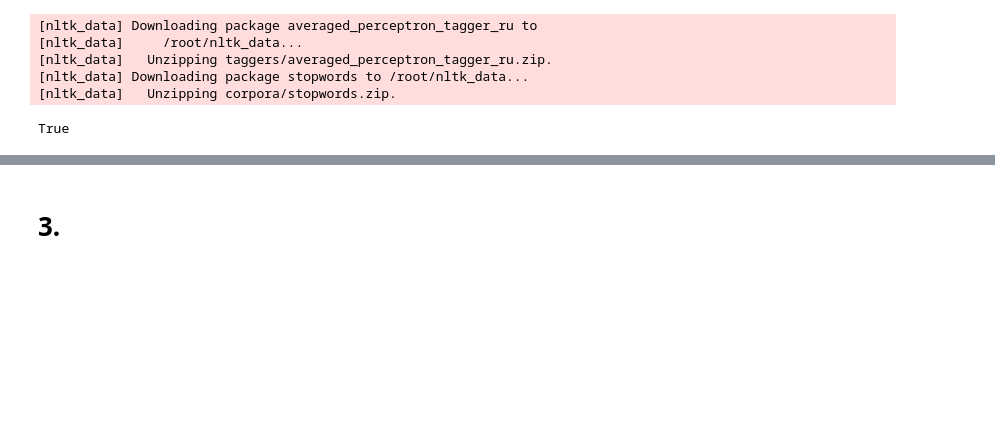
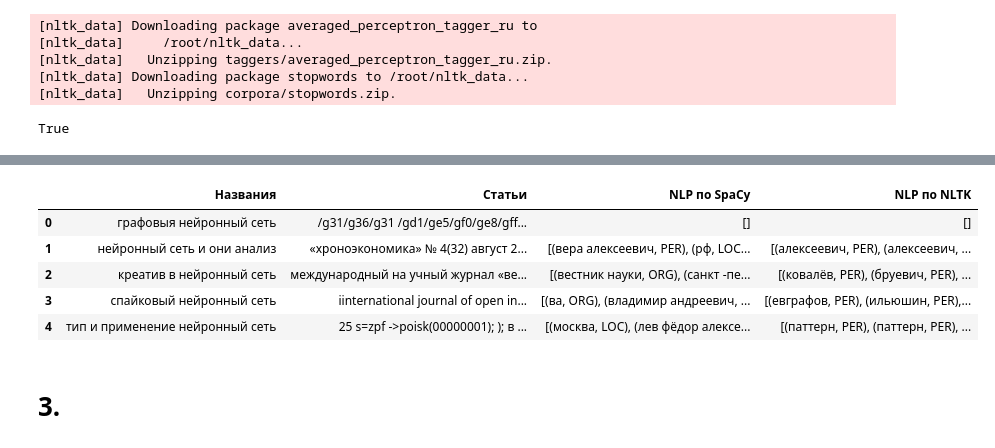
Before and after one commit to glebik000/CL_2023, a Jupyter notebook: CL1.ipynb, the cells around one changed output, grey strips where cells are left out. Cells and saved outputs as stored; diff of their text form; code cells hidden in the pictures; blank space fills up the shorter version.

```diff
--- a/CL1.ipynb
+++ b/CL1.ipynb
@@ -581,11 +581,11 @@ def findPropNames(text):
 
   return pnList
 
-results = []
+resultsNLP = []
 for text in artL:
-  results.append(findPropNames(text))
+  resultsNLP.append(findPropNames(text))
 
-for v in results:
+for v in resultsNLP:
   print(v)
 # %% [output]
 []
@@ -608,3 +608,6 @@ for v in results:
 [('©', 'ORG'), ('ас козадаев', 'PER'), ('постсинаптический мембрана', 'LOC'), ('мембрана', 'LOC'), ('cm', 'ORG'), ('мембрана', 'LOC')]
 [('абылайхан сеилбекович / kunesbekov abilai - магистрант', 'PER'), ('санкт -петербургский национальный исследовательский университет информационный технологий механика', 'ORG'), ('matlab  keywords',  ...
 [('волжский университет', 'ORG'), ('вн татищево № 1', 'ORG'), ('ен  краснов', 'ORG'), ('сс', 'ORG'), ('gorbachevskay en krasnov ss the history of the development of neural networks', 'ORG'), ('key wor ...
+# %%
+df['NLP по SpaCy'] = resultsNLP
+df.head()
@@ -622,0 +678,28 @@ True
+# %%
+import pymystem3
+mystem = pymystem3.Mystem()
+
+def findPropNamesNLTK(text):
+  pnList = []
+  tokens = mystem.analyze(text)
+  for token in tokens:
+    if 'analysis' in token and token['analysis']:
+      info = token['analysis'][0]
+      if 'gr' in info:
+        # Если слово является именованной сущностью
+        if 'имя' in info['gr'] or 'фам' in info['gr'] or 'отч' in info['gr']:
+          pnList.append((token['text'], 'PER'))
+        elif 'долж' in info['gr']:
+          pnList.append((token['text'], 'JOB'))
+        elif 'орг' in info['gr']:
+          pnList.append((token['text'], 'ORG'))
+        elif 'мед' in info['gr']:
+          pnList.append((token['text'], 'MISC'))
+  return pnList
+
+resultsNLTK = []
+for text in artL:
+  resultsNLTK.append(findPropNamesNLTK(text))
+
+for stat in resultsNLTK:
+  print(stat)
@@ -623,3 +727,13 @@ True
+# %%
+df['NLP по NLTK'] = resultsNLTK
+df.head()
+# %% [output]
+|  | Названия | Статьи | NLP по SpaCy | NLP по NLTK |
+| 0 | графовыя нейронный сеть | /g31/g36/g31 /gd1/ge5/gf0/ge8/gff... | [] | [] |
+| 1 | нейронный сеть и они анализ | «хроноэкономика» № 4(32) август 2... | [(вера алексеевич, PER), (рф, LOC... | [(алексеевич, PER), (алексеевич, ... |
+| 2 | креатив в нейронный сеть | международный на учный журнал «ве... | [(вестник науки, ORG), (санкт -пе... | [(ковалёв, PER), (бруевич, PER), ... |
+| 3 | спайковый нейронный сеть | iinternational journal of open in... | [(ва, ORG), (владимир андреевич, ... | [(евграфов, PER), (ильюшин, PER),... |
+| 4 | тип и применение нейронный сеть | 25 s=zpf ->poisk(00000001); ); в ... | [(москва, LOC), (лев фёдор алексе... | [(паттерн, PER), (паттерн, PER), ... |
 # %% [markdown]
 # 3.
 # %% [markdown]
```
Also changed, not shown: parts of 4 cells of this notebook.
